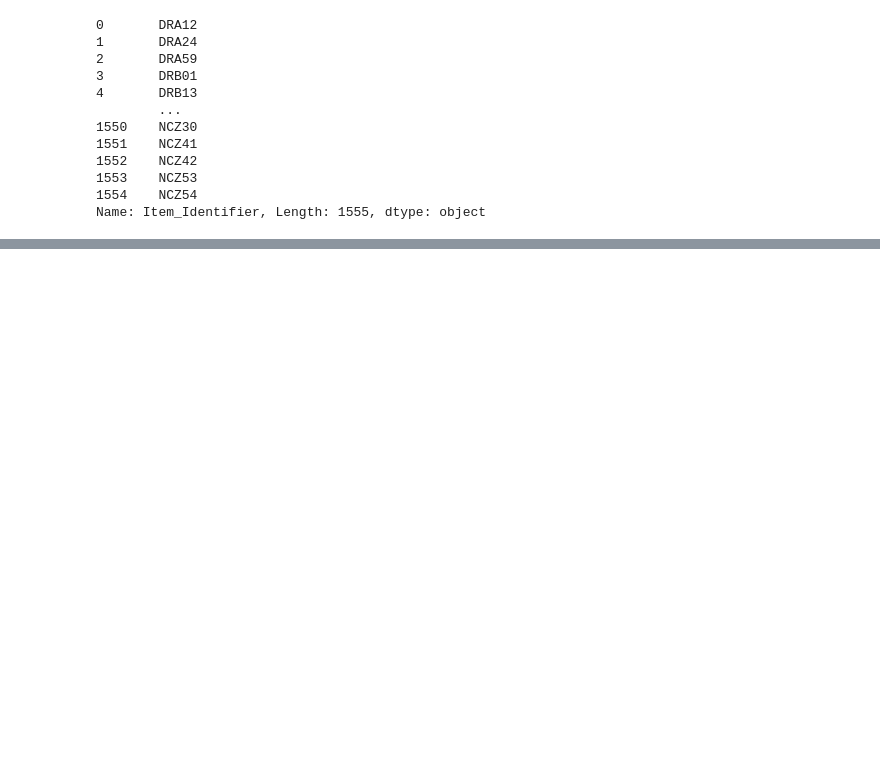
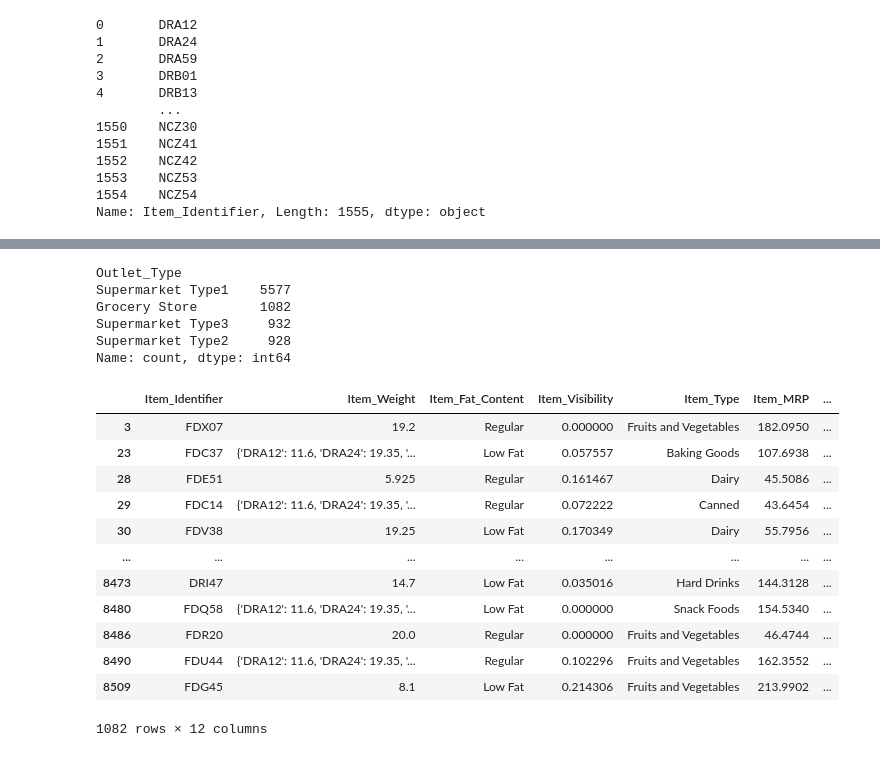
Before and after one commit to UnstableGatekeeper/APL-FML-24, a Jupyter notebook: Day 4/lab -1 FML - CORE 2.ipynb, the cells around one changed output, grey strips where cells are left out. Drawn from its saved outputs; the diff is of its cells as text; code cells hidden in the pictures; blank space fills up the shorter version.

```diff
--- a/Day 4/lab -1 FML - CORE 2.ipynb
+++ b/Day 4/lab -1 FML - CORE 2.ipynb
@@ -394,3 +416,6 @@ pivot_weight.Item_Identifier
 1553    NCZ53
 1554    NCZ54
 Name: Item_Identifier, Length: 1555, dtype: object
+# %%
+invalid_data = set(mart_data.Item_Identifier) - set(pivot_weight.Item_Identifier)
+invalid_data
@@ -396,0 +424,3 @@ Name: Item_Identifier, Length: 1555, dtype: object
+# %%
+weight_dict = dict(zip(pivot_weight.Item_Identifier, pivot_weight.Item_Weight))
+weight_dict
@@ -396,0 +469,3 @@ Name: Item_Identifier, Length: 1555, dtype: object
+# %%
+new_mart_data = mart_data[~mart_data['Item_Identifier'].isin(invalid_data)]
+new_mart_data.info()
@@ -396,0 +492,5 @@ Name: Item_Identifier, Length: 1555, dtype: object
+# %%
+if new_mart_data.Item_Weight.isnull().any():
+    new_mart_data.loc[new_mart_data.Item_Weight.isnull(), 'Item_Weight'] =  new_mart_data.loc[new_mart_data.Item_Weight.isnull(),'Item_Identifier'].apply(lambda x: weight_dict)
+
+new_mart_data.info()
@@ -396,0 +524,25 @@ Name: Item_Identifier, Length: 1555, dtype: object
+# %%
+new_mart_data.Outlet_Type.value_counts()
+# %% [output]
+Outlet_Type
+Supermarket Type1    5577
+Grocery Store        1082
+Supermarket Type3     932
+Supermarket Type2     928
+Name: count, dtype: int64
+# %%
+new_mart_data[new_mart_data.Outlet_Type == 'Grocery Store']
+# %% [output]
+|  | Item_Identifier | Item_Weight | Item_Fat_Content | Item_Visibility | Item_Type | Item_MRP | ... |
+| 3 | FDX07 | 19.2 | Regular | 0.000000 | Fruits and Vegetables | 182.0950 | ... |
+| 23 | FDC37 | {'DRA12': 11.6, 'DRA24': 19.35, '... | Low Fat | 0.057557 | Baking Goods | 107.6938 | ... |
+| 28 | FDE51 | 5.925 | Regular | 0.161467 | Dairy | 45.5086 | ... |
+| 29 | FDC14 | {'DRA12': 11.6, 'DRA24': 19.35, '... | Regular | 0.072222 | Canned | 43.6454 | ... |
+| 30 | FDV38 | 19.25 | Low Fat | 0.170349 | Dairy | 55.7956 | ... |
+| ... | ... | ... | ... | ... | ... | ... | ... |
+| 8473 | DRI47 | 14.7 | Low Fat | 0.035016 | Hard Drinks | 144.3128 | ... |
+| 8480 | FDQ58 | {'DRA12': 11.6, 'DRA24': 19.35, '... | Low Fat | 0.000000 | Snack Foods | 154.5340 | ... |
+| 8486 | FDR20 | 20.0 | Regular | 0.000000 | Fruits and Vegetables | 46.4744 | ... |
+| 8490 | FDU44 | {'DRA12': 11.6, 'DRA24': 19.35, '... | Regular | 0.102296 | Fruits and Vegetables | 162.3552 | ... |
+| 8509 | FDG45 | 8.1 | Low Fat | 0.214306 | Fruits and Vegetables | 213.9902 | ... |
+1082 rows × 12 columns
```
Also changed, not shown: parts of 23 cells of this notebook.
